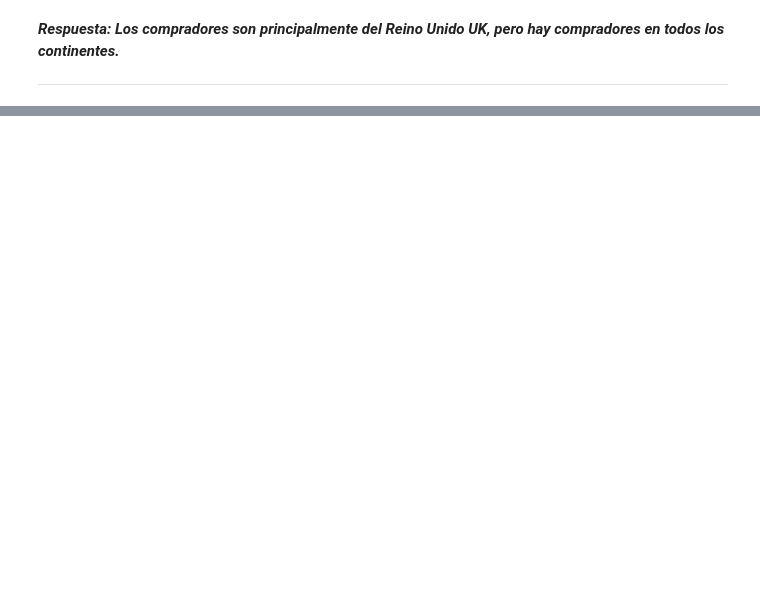
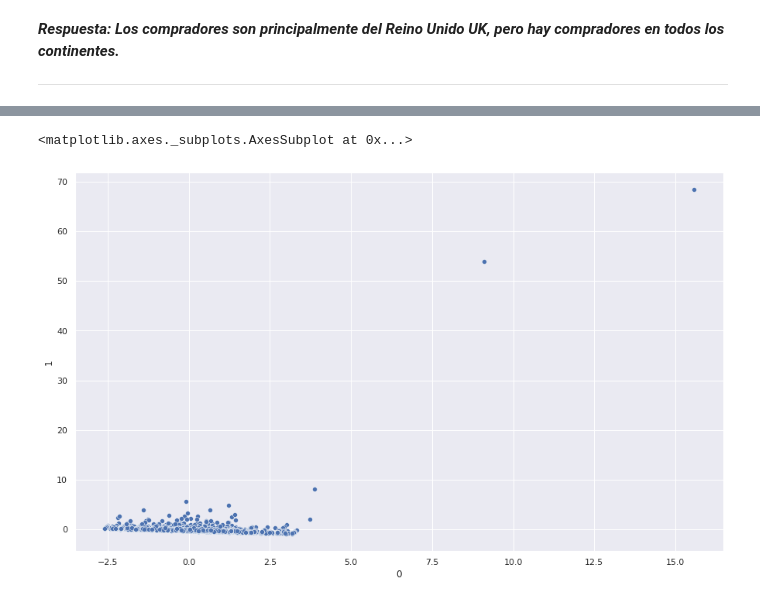
Before and after one commit to zedeme/E-Commerce, a Jupyter notebook: g-E_Commerce.ipynb, the cells around one changed output, grey strips where cells are left out. Drawn from its saved outputs; the diff is of its cells as text; code cells hidden in the pictures; blank space fills up the shorter version.

```diff
--- a/g-E_Commerce.ipynb
+++ b/g-E_Commerce.ipynb
@@ -437,0 +500,12 @@ fig.show()
+# %%
+pca = PCA(n_components=2)
+pca = pca.fit(X)
+# %%
+X = pca.transform(X)
+# %%
+X = pd.DataFrame(X)
+# %%
+sns.scatterplot(x=X[0], y=X[1])
+# %% [output]
+<matplotlib.axes._subplots.AxesSubplot at 0x...>
+[figure, added]
```
Also changed, not shown: parts of 23 cells of this notebook.
